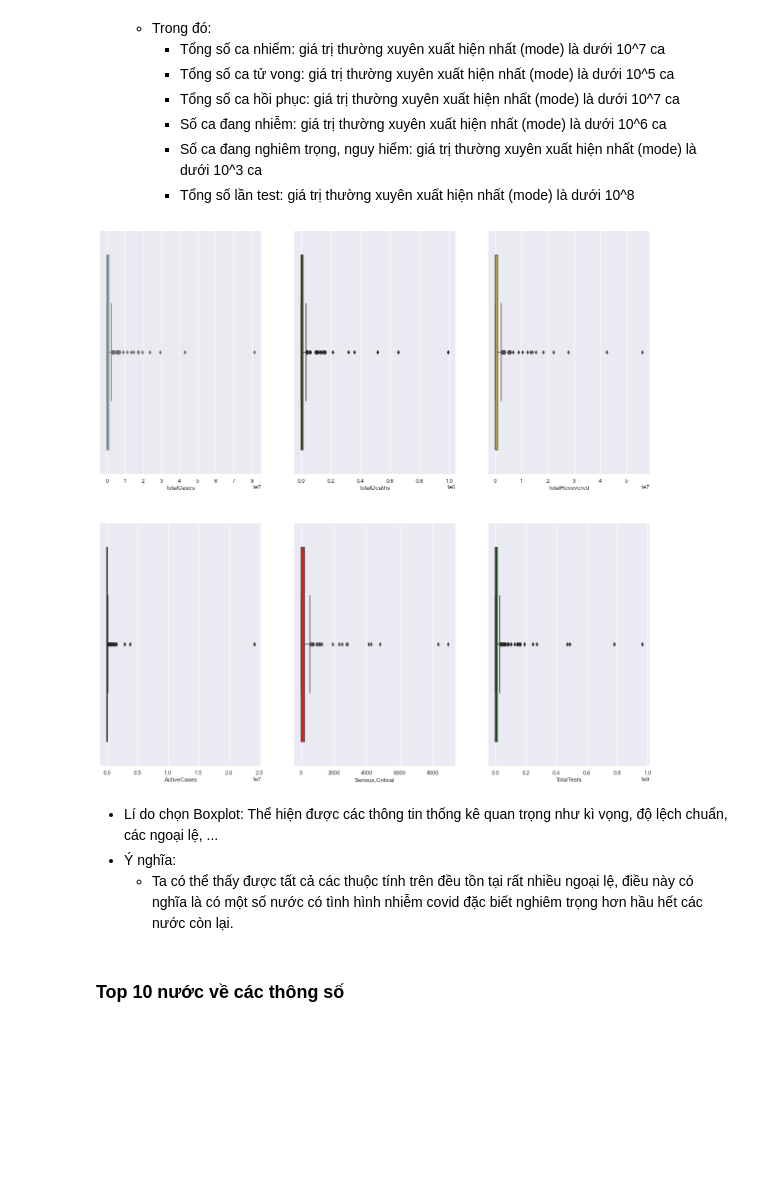
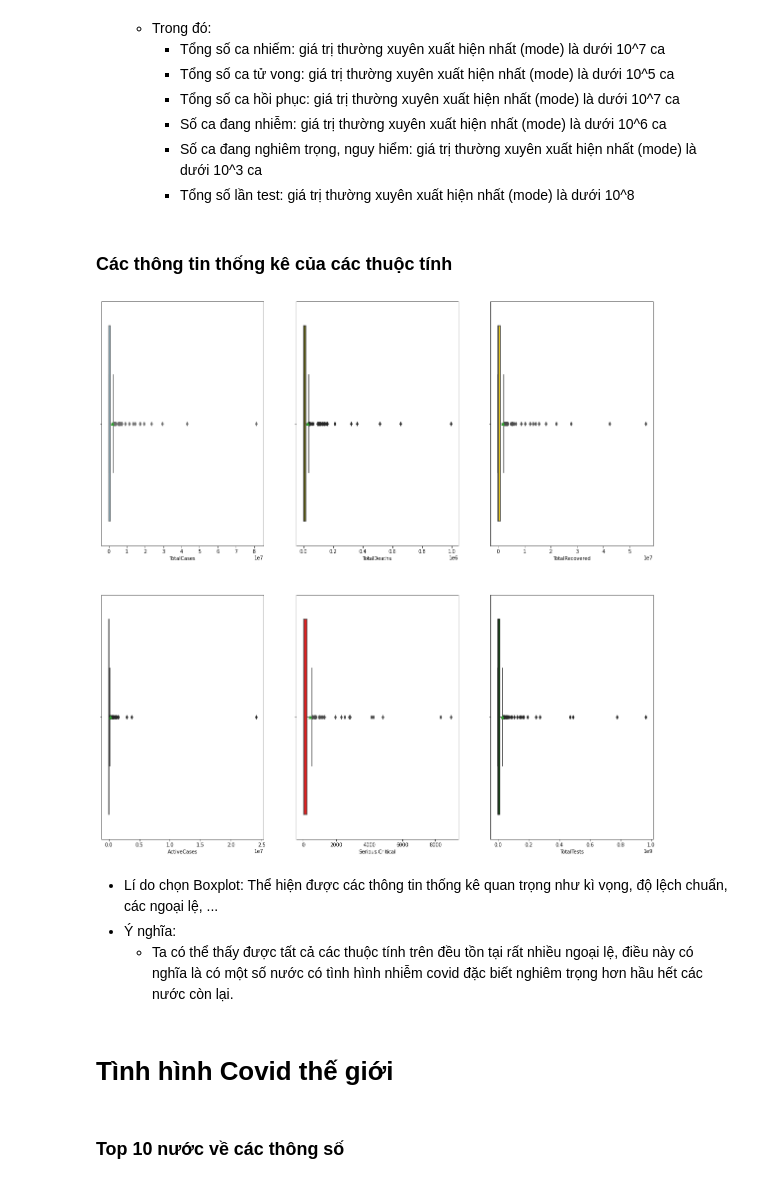
Before and after one commit to trinhhinh729/Lab1---DataVisualization, a Jupyter notebook: Analysis&Visualization.ipynb, the cells around one changed output. Saved outputs shown, nothing was run; the diff lists cells and outputs as text; code cells hidden in the pictures; blank space fills up the shorter version.

```diff
--- a/Analysis&Visualization.ipynb
+++ b/Analysis&Visualization.ipynb
@@ -98,21 +100,25 @@ sns.histplot(data=df, x="TotalTests", kde=True, color="red", ax=axs[1, 2], bins=
         - Số ca đang nhiễm: giá trị thường xuyên xuất hiện nhất (mode) là dưới 10^6 ca
         - Số ca đang nghiêm trọng, nguy hiểm: giá trị thường xuyên xuất hiện nhất (mode) là dưới 10^3 ca
         - Tổng số lần test: giá trị thường xuyên xuất hiện nhất (mode) là dưới 10^8
+# %% [markdown]
+### Các thông tin thống kê của các thuộc tính
 # %%
 fig, axs = plt.subplots(2, 3, figsize=(20, 20))
 
-sns.boxplot(data=df, x="TotalCases", color="skyblue", ax=axs[0, 0])
-sns.boxplot(data=df, x="TotalDeaths", color="olive", ax=axs[0, 1])
-sns.boxplot(data=df, x="TotalRecovered", color="gold", ax=axs[0, 2])
-sns.boxplot(data=df, x="ActiveCases", color="purple", ax=axs[1, 0])
-sns.boxplot(data=df, x="Serious,Critical", color="red", ax=axs[1, 1])
-sns.boxplot(data=df, x="TotalTests", color="green", ax=axs[1, 2]);
+sns.boxplot(data=df, x="TotalCases", color="skyblue", ax=axs[0, 0],showmeans=True)
+sns.boxplot(data=df, x="TotalDeaths", color="olive", ax=axs[0, 1],showmeans=True)
+sns.boxplot(data=df, x="TotalRecovered", color="gold", ax=axs[0, 2],showmeans=True)
+sns.boxplot(data=df, x="ActiveCases", color="purple", ax=axs[1, 0],showmeans=True)
+sns.boxplot(data=df, x="Serious,Critical", color="red", ax=axs[1, 1],showmeans=True)
+sns.boxplot(data=df, x="TotalTests", color="green", ax=axs[1, 2],showmeans=True);
 # %% [output]
-[figure, old version]
+[figure, new version]
 # %% [markdown]
 - Lí do chọn Boxplot: Thể hiện được các thông tin thống kê quan trọng như kì vọng, độ lệch chuẩn, các ngoại lệ, ...
 - Ý nghĩa:
     - Ta có thể thấy được tất cả các thuộc tính trên đều tồn tại rất nhiều ngoại lệ, điều này có nghĩa là có một số nước có tình hình nhiễm covid đặc biết nghiêm trọng hơn hầu hết các nước còn lại.
+# %% [markdown]
+# Tình hình Covid thế giới
 # %% [markdown]
 ### Top 10 nước về các thông số
 # %%
```
Also changed, not shown: parts of 15 cells of this notebook.
